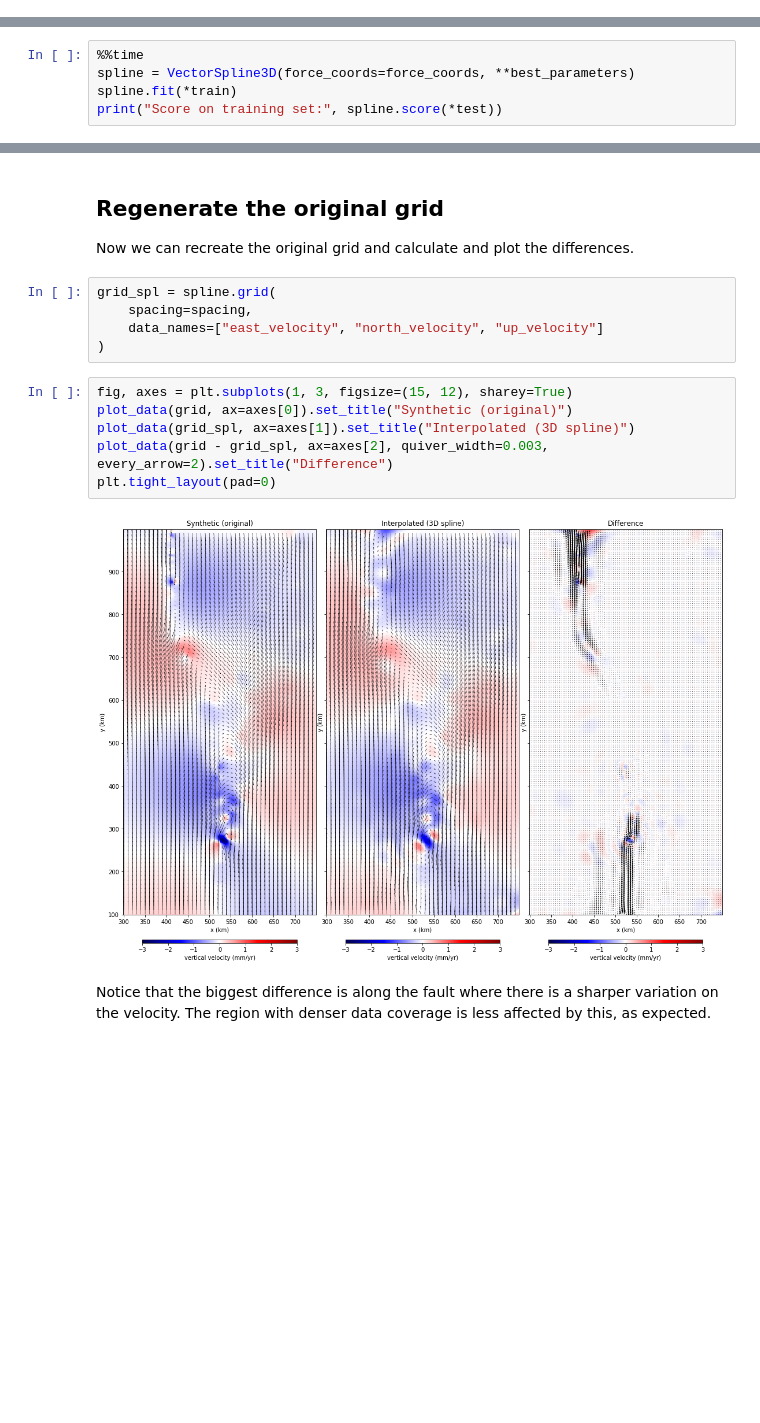
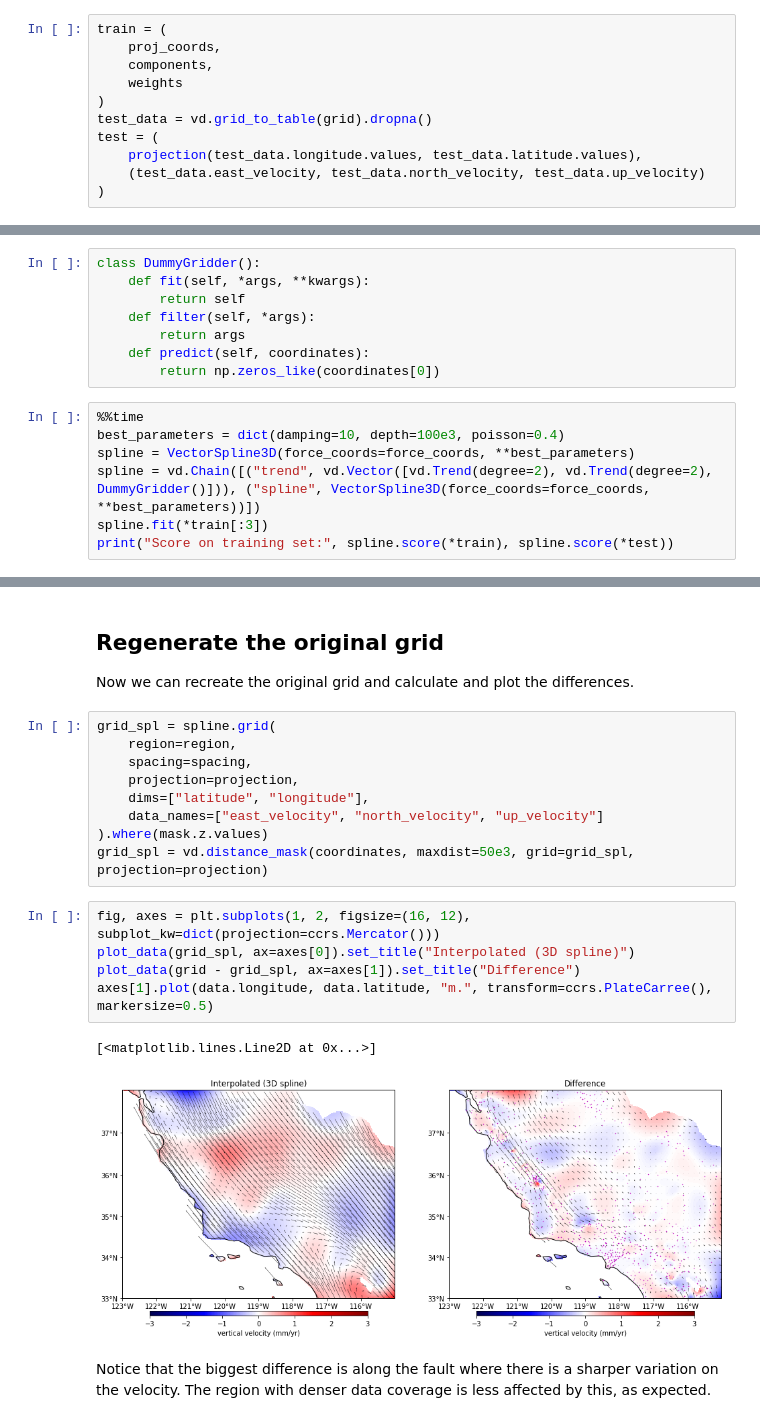
Before and after one commit to leouieda/agu2018, a Jupyter notebook: code/notebooks/synthetic.ipynb, the cells around one changed output, grey strips where cells are left out. Drawn from its saved outputs; the diff is of its cells as text; blank space fills up the shorter version.

```diff
--- a/code/notebooks/synthetic.ipynb
+++ b/code/notebooks/synthetic.ipynb
@@ -146,0 +177,11 @@ test = (
+# %%
+train = (
+    proj_coords,
+    components,
+    weights
+)
+test_data = vd.grid_to_table(grid).dropna()
+test = (
+    projection(test_data.longitude.values, test_data.latitude.values),
+    (test_data.east_velocity, test_data.north_velocity, test_data.up_velocity)
+)
@@ -184,8 +241,18 @@ Wall time: 1h 9min 36s
 # %% [markdown]
 Fit the spline on the test configuration and score it on the training data to see how well it fit.
+# %%
+class DummyGridder():
+    def fit(self, *args, **kwargs):
+        return self
+    def filter(self, *args):
+        return args
+    def predict(self, coordinates):
+        return np.zeros_like(coordinates[0])
 # %%
 %%time
+best_parameters = dict(damping=10, depth=100e3, poisson=0.4)
 spline = VectorSpline3D(force_coords=force_coords, **best_parameters)
-spline.fit(*train)
-print("Score on training set:", spline.score(*test))
+spline = vd.Chain([("trend", vd.Vector([vd.Trend(degree=2), vd.Trend(degree=2), DummyGridder()])), ("spline", VectorSpline3D(force_coords=force_coords, **best_parameters))])
+spline.fit(*train[:3])
+print("Score on training set:", spline.score(*train), spline.score(*test))
 # %% [output]
@@ -198,16 +265,20 @@ Wall time: 12 s
 Now we can recreate the original grid and calculate and plot the differences.
 # %%
 grid_spl = spline.grid(
+    region=region,
     spacing=spacing,
+    projection=projection,
+    dims=["latitude", "longitude"],
     data_names=["east_velocity", "north_velocity", "up_velocity"]
-)
+).where(mask.z.values)
+grid_spl = vd.distance_mask(coordinates, maxdist=50e3, grid=grid_spl, projection=projection)
 # %%
-fig, axes = plt.subplots(1, 3, figsize=(15, 12), sharey=True)
-plot_data(grid, ax=axes[0]).set_title("Synthetic (original)")
-plot_data(grid_spl, ax=axes[1]).set_title("Interpolated (3D spline)")
-plot_data(grid - grid_spl, ax=axes[2], quiver_width=0.003, every_arrow=2).set_title("Difference")
-plt.tight_layout(pad=0)
+fig, axes = plt.subplots(1, 2, figsize=(16, 12), subplot_kw=dict(projection=ccrs.Mercator()))
+plot_data(grid_spl, ax=axes[0]).set_title("Interpolated (3D spline)")
+plot_data(grid - grid_spl, ax=axes[1]).set_title("Difference")
+axes[1].plot(data.longitude, data.latitude, "m.", transform=ccrs.PlateCarree(), markersize=0.5)
 # %% [output]
+[<matplotlib.lines.Line2D at 0x...>]
-[figure, old version]
+[figure, new version]
 # %% [markdown]
 Notice that the biggest difference is along the fault where there is a sharper variation on the velocity. The region with denser data coverage is less affected by this, as expected.
```
Also changed, not shown: parts of 36 cells of this notebook, 6 other files.
